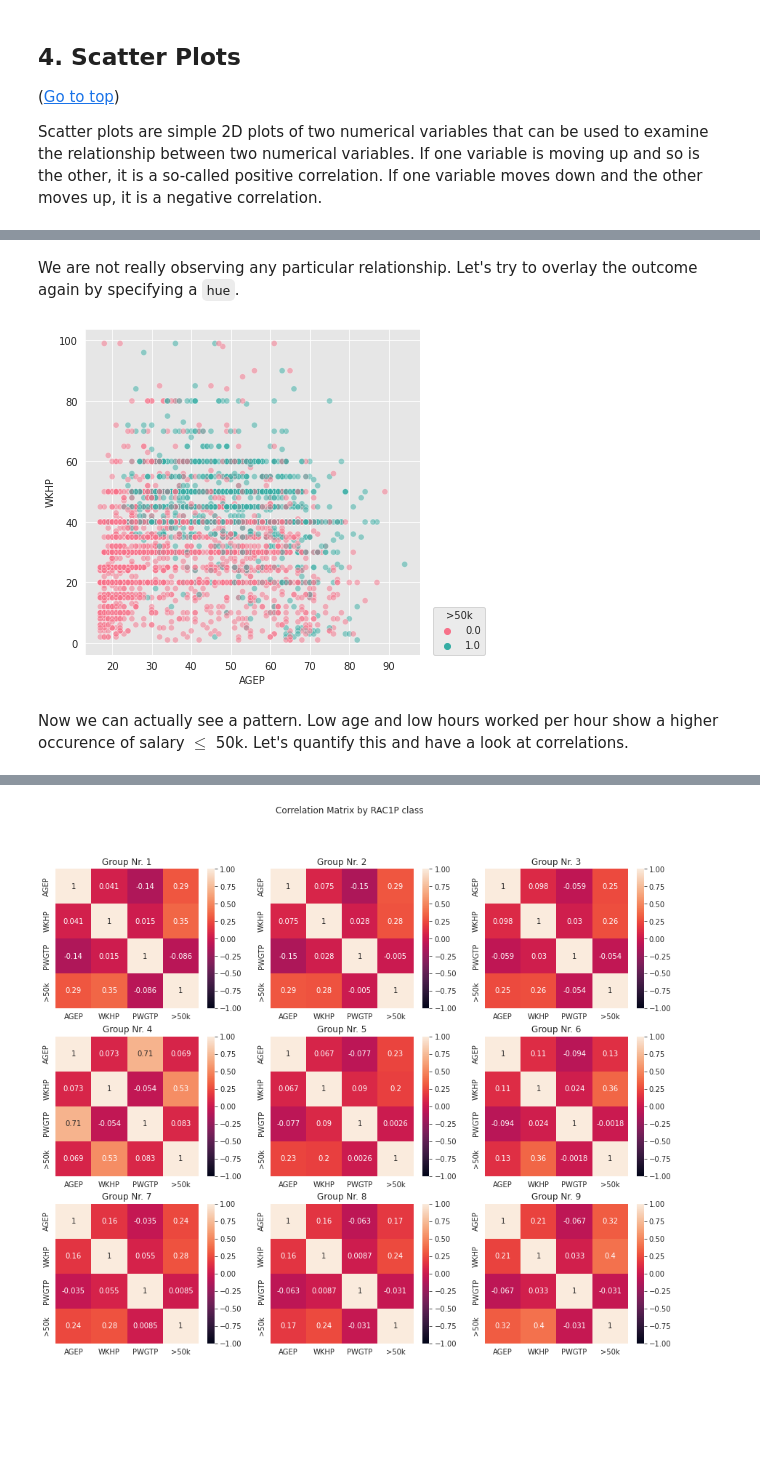
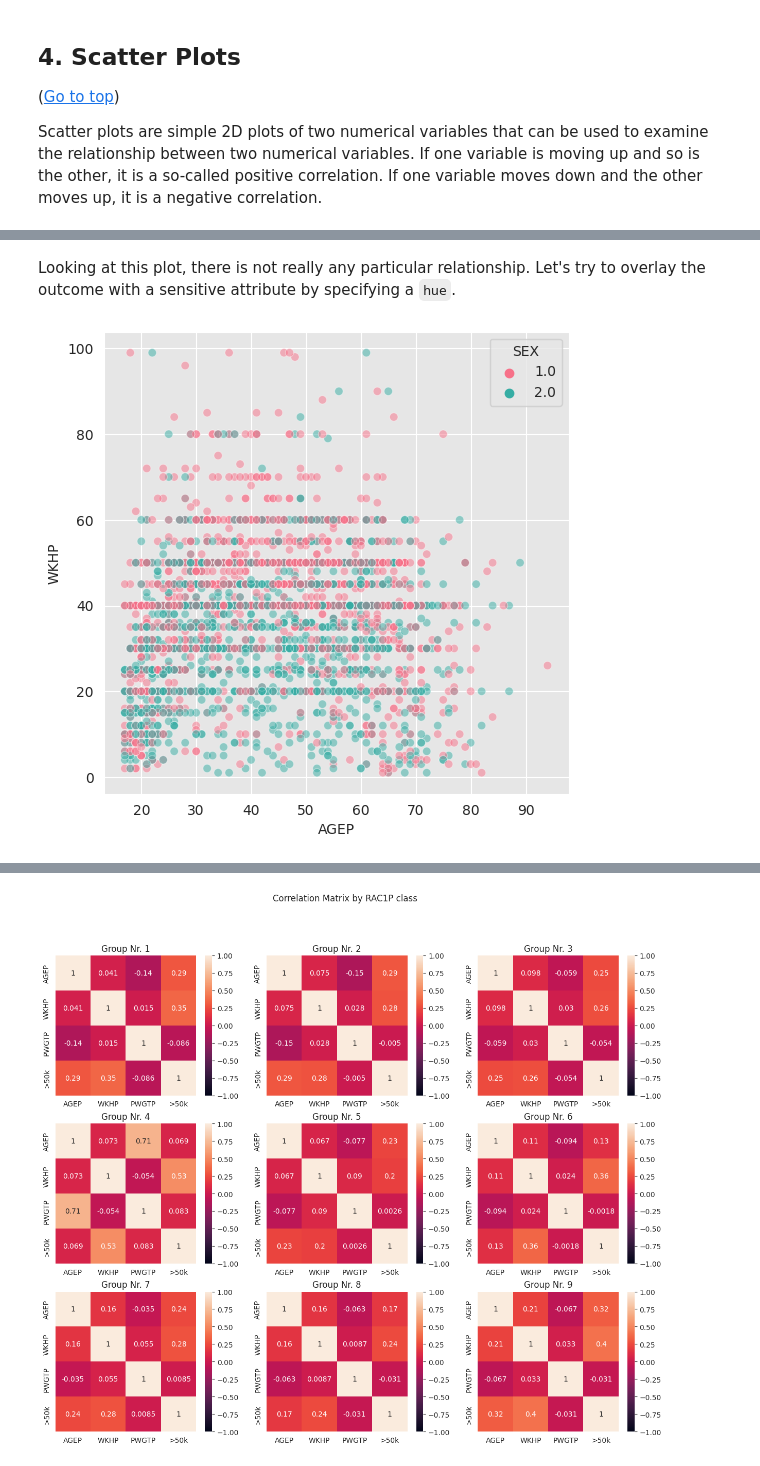
Before and after one commit to aws-samples/aws-machine-learning-university-responsible-ai, a Jupyter notebook: notebooks/day_1/MLA-RESML-EDA.ipynb, the cells around one changed output, grey strips where cells are left out. Cells and saved outputs as stored; diff of their text form; code cells hidden in the pictures; blank space fills up the shorter version.

```diff
--- a/notebooks/day_1/MLA-RESML-EDA.ipynb
+++ b/notebooks/day_1/MLA-RESML-EDA.ipynb
@@ -376,21 +429,20 @@ plt.show()
 # %% [markdown]
-We are not really observing any particular relationship. Let's try to overlay the outcome again by specifying a `hue`.
+Looking at this plot, there is not really any particular relationship. Let's try to overlay the outcome with a sensitive attribute by specifying a `hue`.
 # %%
 plt.figure(figsize=(6, 6))
 
 sns.scatterplot(
-    data=df.sample(5000, random_state=1), # we take a sample of data for quicker plotting
+    data=df.sample(
+        5000, random_state=1
+    ),  # we take a sample of data for quicker plotting
     x="AGEP",
     y="WKHP",
-    hue=model_target,
+    hue="SEX",
     palette=sns.color_palette("husl", 2),
     alpha=0.5,
 )
 
 # Add legend
-plt.legend(loc=(1.04, 0), title=">50k")
 plt.show()
 # %% [output]
-[figure, old version]
+[figure, new version]
-# %% [markdown]
-Now we can actually see a pattern. Low age and low hours worked per hour show a higher occurence of salary $\leq$ 50k. Let's quantify this and have a look at correlations.
```
Also changed, not shown: parts of 33 cells of this notebook, 2 other files.
